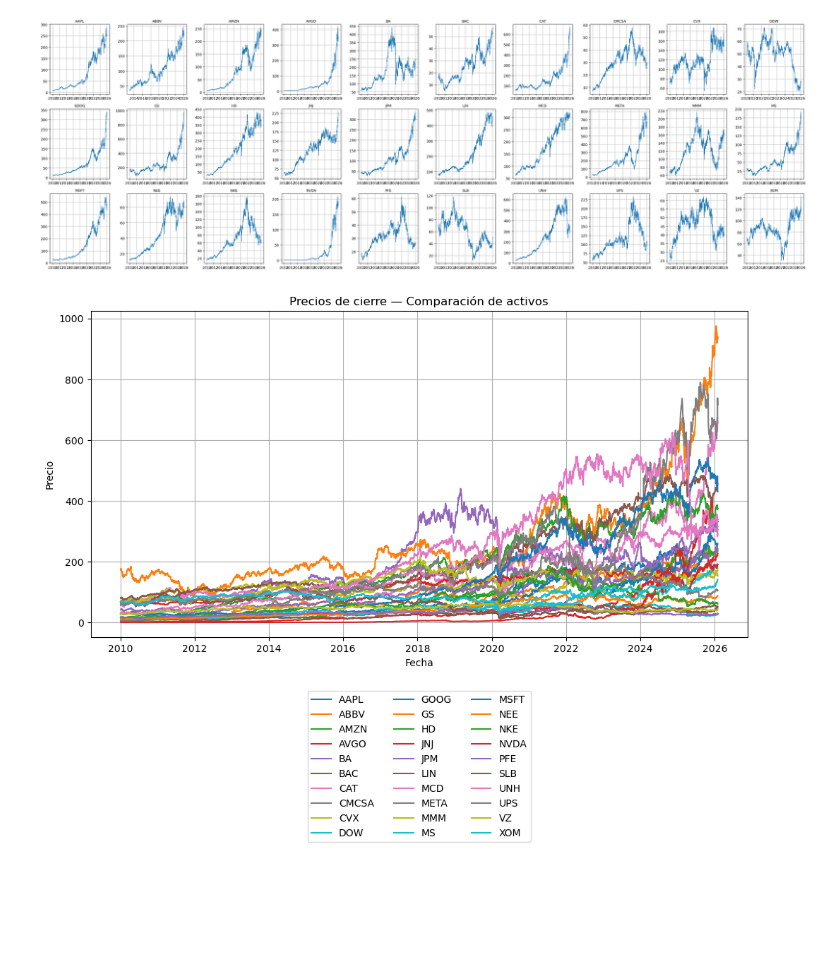
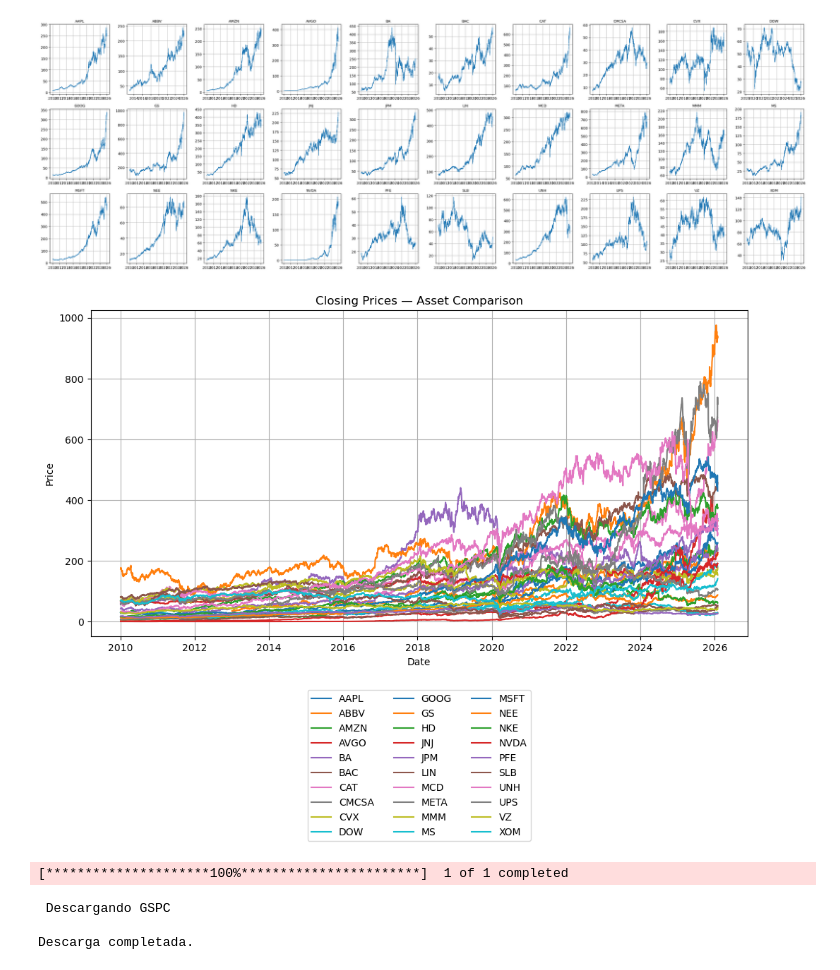
Before and after one commit to jaimebeng/TFG, a Jupyter notebook: notebooks/01_exploracion.ipynb, the cells around one changed output. Cells and saved outputs as stored; diff of their text form; code cells hidden in the pictures; blank space fills up the shorter version.

Commit message:
Fixing data download and exploration

```diff
--- a/notebooks/01_exploracion.ipynb
+++ b/notebooks/01_exploracion.ipynb
@@ -24,35 +24,38 @@ from src.data.download_data import DownloadData
 
 import pandas_market_calendars as mcal
 # %%
-# descargar datos y preparar
+# download data
 tickers = [
-    # Tecnología
+    # Technology
     "AAPL", "MSFT", "NVDA", "GOOG", "META", "AVGO",
 
-    # Consumo discrecional
+    # Consumer Discretionary
     "AMZN", "HD", "MCD", "NKE",
 
-    # Salud
+    # Health
     "JNJ", "UNH", "PFE", "ABBV",
 
-    # Industriales
+    # Industrials
     "CAT", "BA", "UPS", "MMM",
 
-    # Energía
+    # Energy
     "XOM", "CVX", "SLB",
 
-    # Finanzas
+    # Financials
     "JPM", "BAC", "GS", "MS",
 
-    # Utilities / Materiales
+    # Utilities / Materials
     "NEE", "LIN", "DOW",
 
-    # Telecom / Comunicaciones
+    # Telecom / Communications
     "VZ", "CMCSA"
 ]
 
 dd = DownloadData(tickers)
 dd.download_tick_data()
 
-dfs = {tick:pd.read_csv(os.path.join("/Users/jaime/Documents/UPM/TFG/data/raw/",csv), header=[0,1], index_col=0) for tick,csv in zip(sorted(tickers),sorted(os.listdir("/Users/jaime/Documents/UPM/TFG/data/raw/")))}
+dfs = {
+    tick:pd.read_csv(os.path.join("/Users/jaime/Documents/UPM/TFG/data/raw/",csv), header=[0,1], index_col=0)
+    for tick,csv in zip(sorted(tickers),sorted(os.listdir("/Users/jaime/Documents/UPM/TFG/data/raw/")))
+    if csv != "GSPC.csv"}
 # %% [output]
@@ -311,15 +377,25 @@ plt.show()
 # %%
 
 plt.figure(figsize=(12,6))
 
 for ticker, df in dfs.items():
     plt.plot(df['Close'], label=ticker)
 
-plt.title('Precios de cierre — Comparación de activos')
-plt.xlabel('Fecha')
-plt.ylabel('Precio')
+plt.title('Closing Prices — Asset Comparison')
+plt.xlabel('Date')
+plt.ylabel('Price')
 plt.grid(True)
 plt.legend(loc='upper center', bbox_to_anchor=(0.5, -0.15), ncol=3)
 plt.show()
 # %% [output]
-[figure, old version]
+[figure, new version]
+# %%
+# now we do the same for the S&P500
+
+dd.download_gspc()
+df = pd.read_csv("/Users/jaime/Documents/UPM/TFG/data/raw/gspc.csv", header=[0,1], index_col=0)
+# %% [output]
+[*********************100%***********************]  1 of 1 completed
+ Descargando GSPC
+
+Descarga completada.
```
Also changed, not shown: parts of 22 cells of this notebook, 1 other file.
